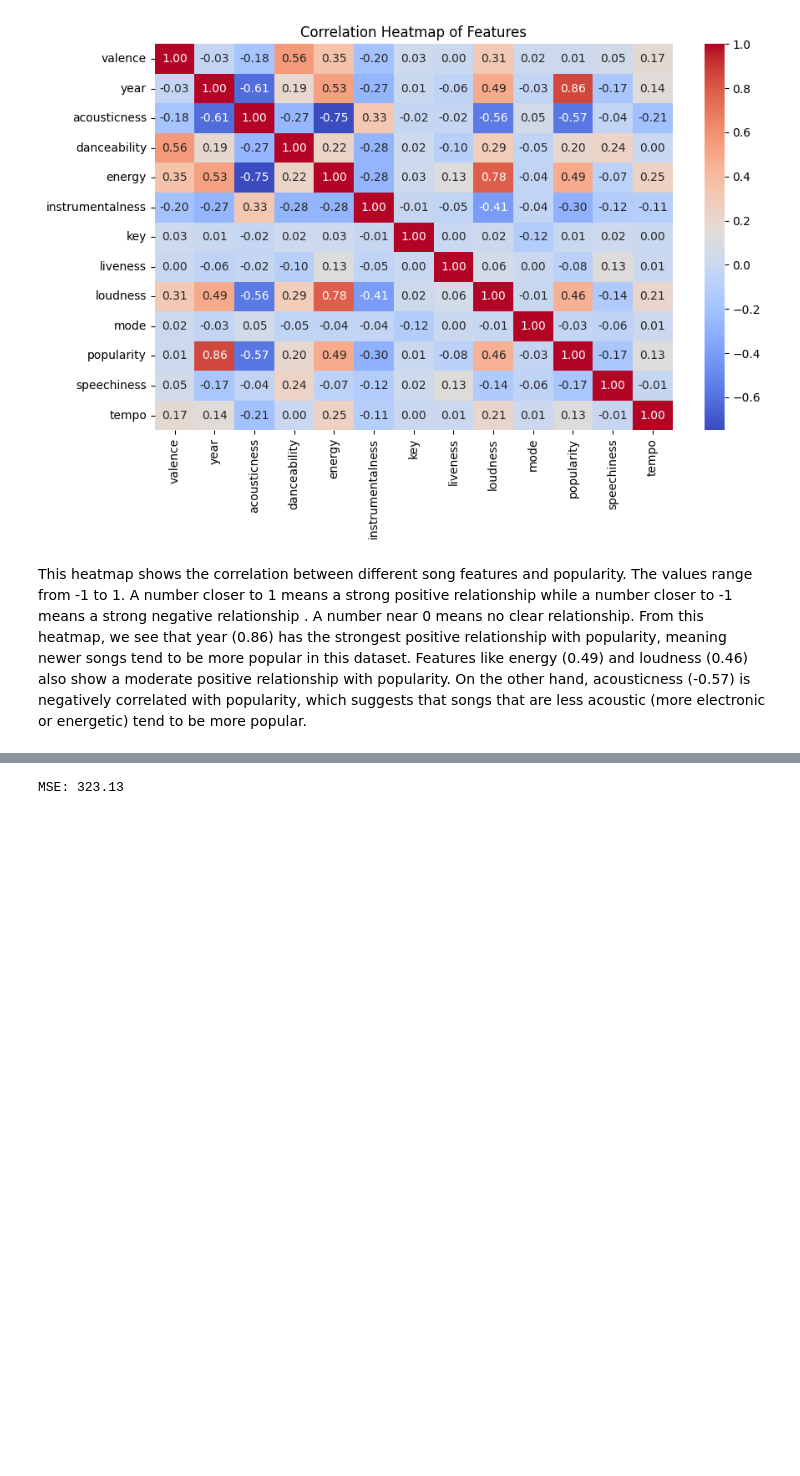
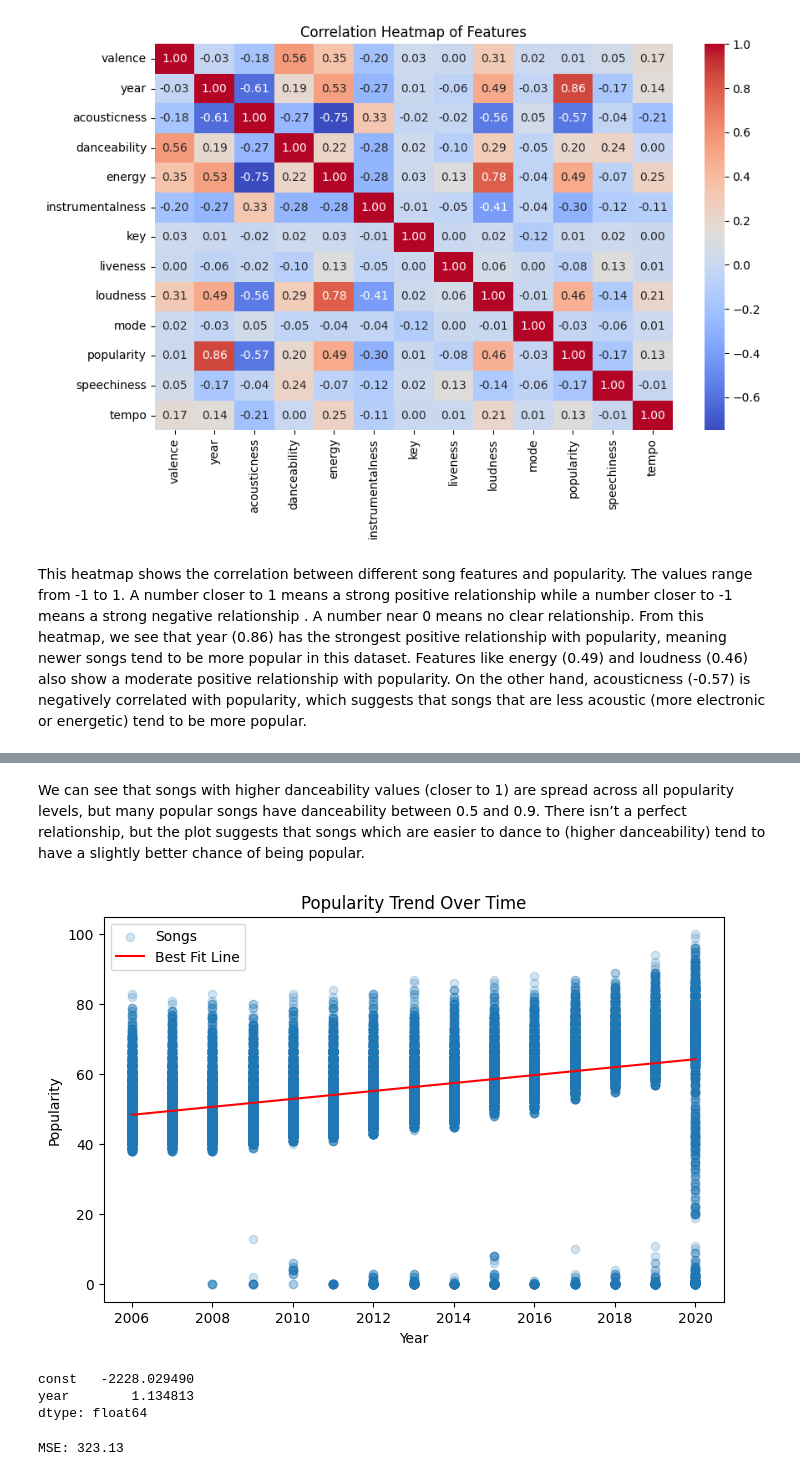
Before and after one commit to mohsayegh/spotify-data-analysis, a Jupyter notebook: spotify_project.ipynb, the cells around one changed output, grey strips where cells are left out. Saved outputs shown, nothing was run; the diff lists cells and outputs as text; code cells hidden in the pictures; blank space fills up the shorter version.

```diff
--- a/spotify_project.ipynb
+++ b/spotify_project.ipynb
@@ -99,3 +116,31 @@ We can see that songs with higher danceability values (closer to 1) are spread a
+# %% [markdown]
+We can see that songs with higher danceability values (closer to 1) are spread across all popularity levels, but many popular songs have danceability between 0.5 and 0.9. There isn’t a perfect relationship, but the plot suggests that songs which are easier to dance to (higher danceability) tend to have a slightly better chance of being popular.
+# %%
+x = data_spotify['year']
+y = data_spotify['popularity']
+x_with_const = sm.add_constant(x)
+
+model = sm.OLS(y, x_with_const)
+results = model.fit()
+
+best_fit_line = results.predict(x_with_const)
+
+plt.figure(figsize=(8, 5))
+plt.scatter(x, y, alpha=0.2, label='Songs')
+plt.plot(x, best_fit_line, color='red', label='Best Fit Line')
+
+plt.title('Popularity Trend Over Time')
+plt.xlabel('Year')
+plt.ylabel('Popularity')
+plt.legend()
+plt.show()
+
+print(results.params)
+# %% [output]
+[figure, added]
+const   -2228.029490
+year        1.134813
+dtype: float64
 # %%
 features = ['danceability', 'energy', 'loudness', 'tempo', 'valence']
 X = data[features]
```
Also changed, not shown: parts of 10 cells of this notebook.
